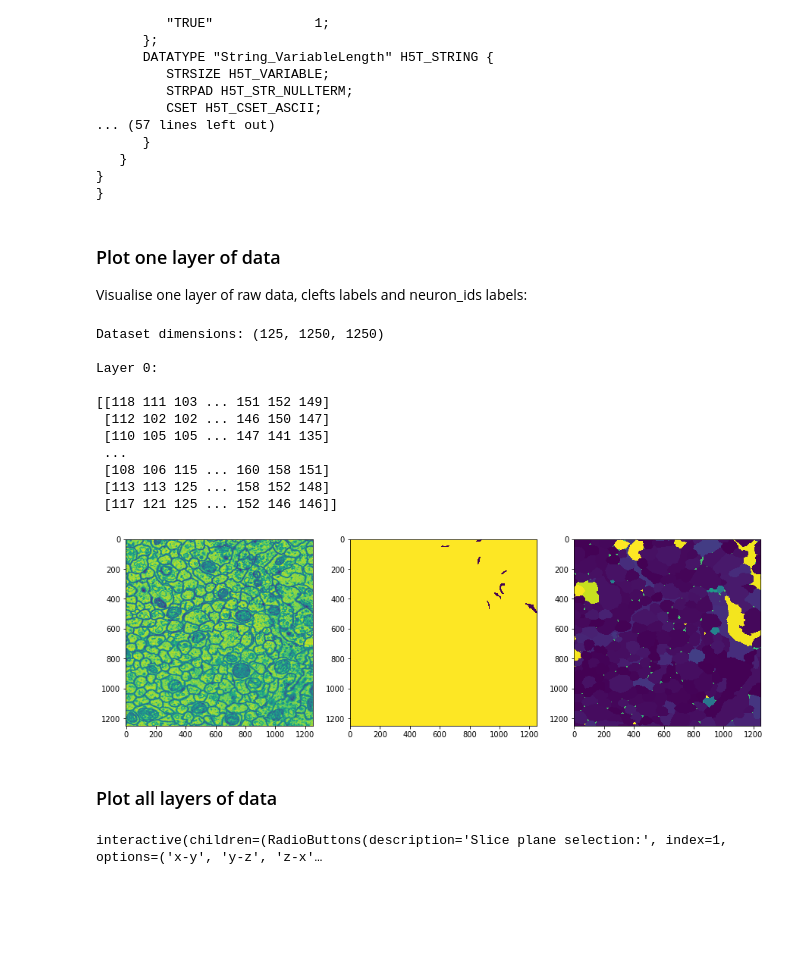
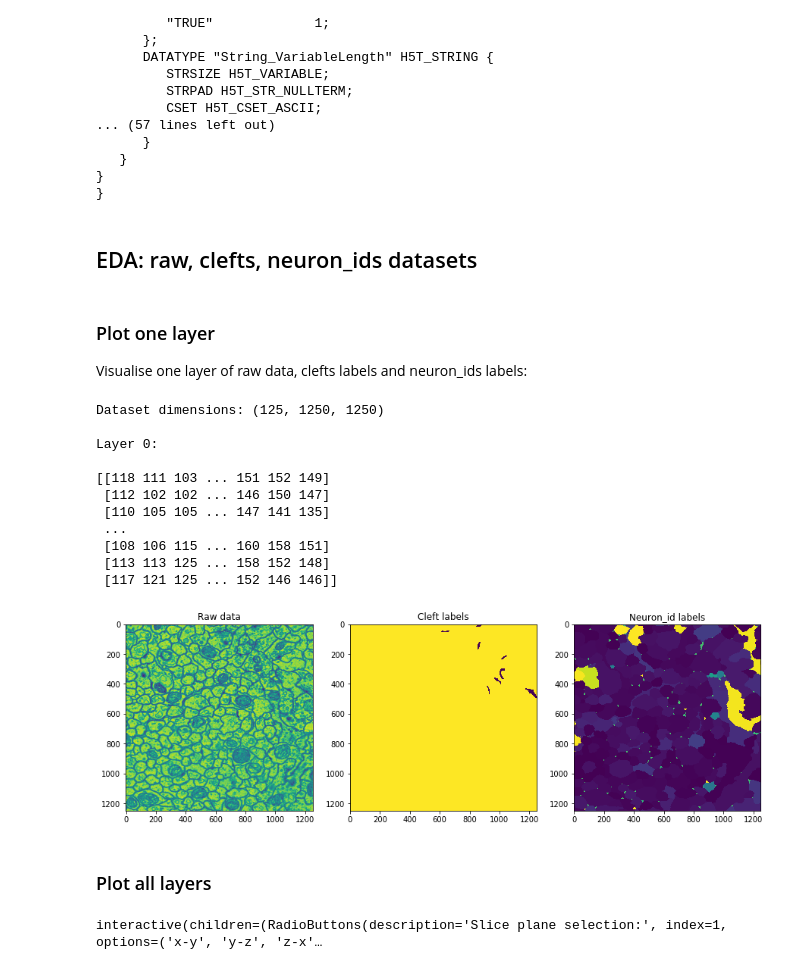
Before and after one commit to benedictau1993/neuron-segmentation, a Jupyter notebook: cremi.ipynb, the cells around one changed output. Drawn from its saved outputs; the diff is of its cells as text; code cells hidden in the pictures; blank space fills up the shorter version.

```diff
--- a/cremi.ipynb
+++ b/cremi.ipynb
@@ -64,8 +85,10 @@ GROUP "/" {
    }
 }
 }
+# %% [markdown]
+## EDA: raw, clefts, neuron_ids datasets
 # %% [markdown]
-### Plot one layer of data
+### Plot one layer
 
 Visualise one layer of raw data, clefts labels and neuron_ids labels:
 # %%
@@ -77,33 +100,36 @@ img = (raw, clefts, neuron_ids)
 # %%
 layer = 0
 
 raw_layer = raw[layer]
 clefts_layer = clefts[layer]
 neuron_ids_layer = neuron_ids[layer]
 
 print("Dataset dimensions: {}".format(raw.shape), "\n")
 print("Layer {}: \n".format(layer))
 print(raw_layer, "\n")
 
 fig, axarr = plt.subplots(1,3,figsize=(15,15))
 
 axarr[0].imshow(raw_layer)
+axarr[0].title.set_text('Raw data')
 axarr[1].imshow(clefts_layer)
-axarr[2].imshow(neuron_ids_layer);
+axarr[1].title.set_text('Cleft labels')
+axarr[2].imshow(neuron_ids_layer)
+axarr[2].title.set_text('Neuron_id labels')
 # %% [output]
 Dataset dimensions: (125, 1250, 1250)
 
 Layer 0:
 
 [[118 111 103 ... 151 152 149]
  [112 102 102 ... 146 150 147]
  [110 105 105 ... 147 141 135]
  ...
  [108 106 115 ... 160 158 151]
  [113 113 125 ... 158 152 148]
  [117 121 125 ... 152 146 146]]
-[figure, old version]
+[figure, new version]
 # %% [markdown]
-### Plot all layers of data
+### Plot all layers
 # %%
 import ipywidgets as ipyw
```
Also changed, not shown: parts of 4 cells of this notebook.
